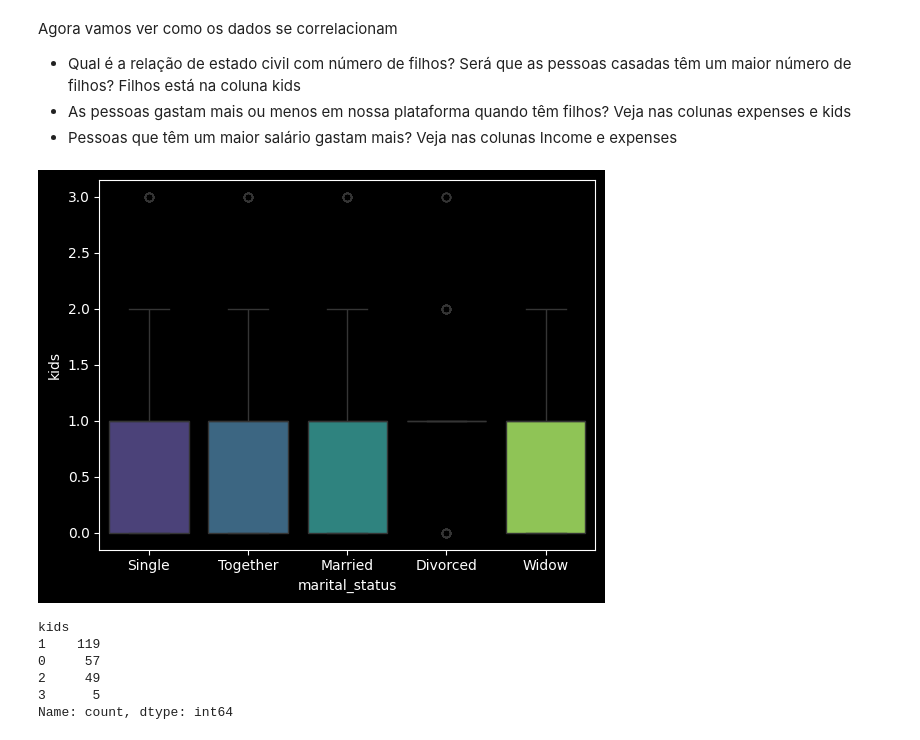
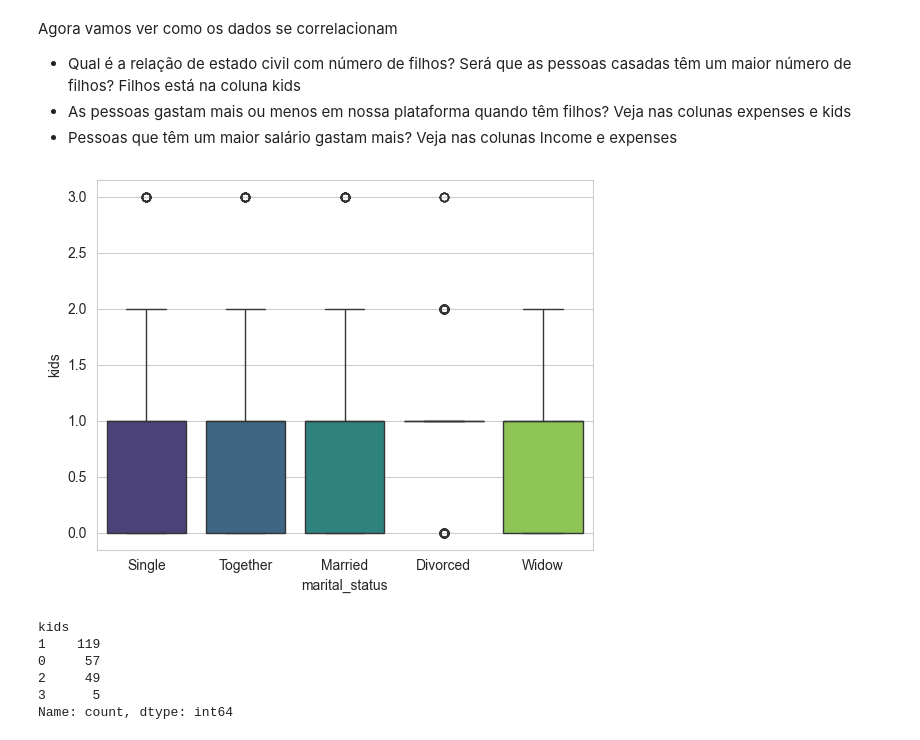
Before and after one commit to camaartins/ifood_EBA, a Jupyter notebook: ifood.ipynb, the cells around one changed output. Cells and saved outputs as stored; diff of their text form; code cells hidden in the pictures.

```diff
--- a/ifood.ipynb
+++ b/ifood.ipynb
@@ -231,5 +223,7 @@ Name: Income, dtype: float64
 O maior salário na base é 113.734,00
 # %%
 # Analisando a distribuição do salário
+sns.set_style('whitegrid')
+
 fig = sns.histplot(x='Income', data = df)
 # %% [output]
@@ -237,4 +231,6 @@ fig = sns.histplot(x='Income', data = df)
 # %%
 # Analisando a distribuição do salário
+sns.set_style('whitegrid')
+
 fig = sns.boxplot(x = 'Income', data = df)
 # %% [output]
@@ -267,5 +263,7 @@ df.education_level.unique()
 # %% [output]
 array(['Graduation', 'PhD', 'Master', 'Basic', '2n Cycle'], dtype=object)
 # %%
+sns.set_style('whitegrid')
+
 fig = sns.histplot(x = 'education_level', data = df, hue = 'education_level', palette = 'viridis')
 # %% [output]
@@ -285,5 +283,7 @@ Divorced    230
 Widow        76
 Name: count, dtype: int64
 # %%
+sns.set_style('whitegrid')
+
 fig = sns.histplot(x='marital_status', data = df, hue = 'marital_status', palette = 'viridis')
 # %% [output]
@@ -298,12 +298,13 @@ Agora vamos ver como os dados se correlacionam
 - Pessoas que têm um maior salário gastam mais? Veja nas colunas Income e expenses
 # %%
 # Vendo como o estado civil se relaciona com o número de filhos
+sns.set_style('whitegrid')
 
 fig = sns.boxplot(x='marital_status', y ='kids', data = df, hue = 'marital_status', palette = 'viridis')
 
 # fig = sns.scatterplot(x='marital_status', y ='kids', data= df, hue ='marital_status', palette = 'viridis')
 # %% [output]
-[figure, old version]
+[figure, new version]
 # %%
 # Entendendo porque o boxplot de divorced está estranho
 
```
Also changed, not shown: parts of 5 cells of this notebook.
